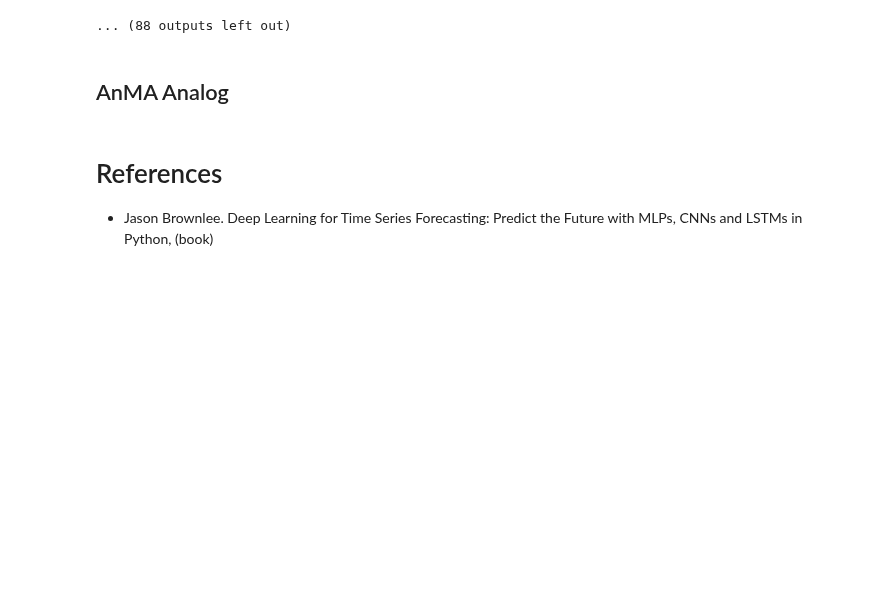
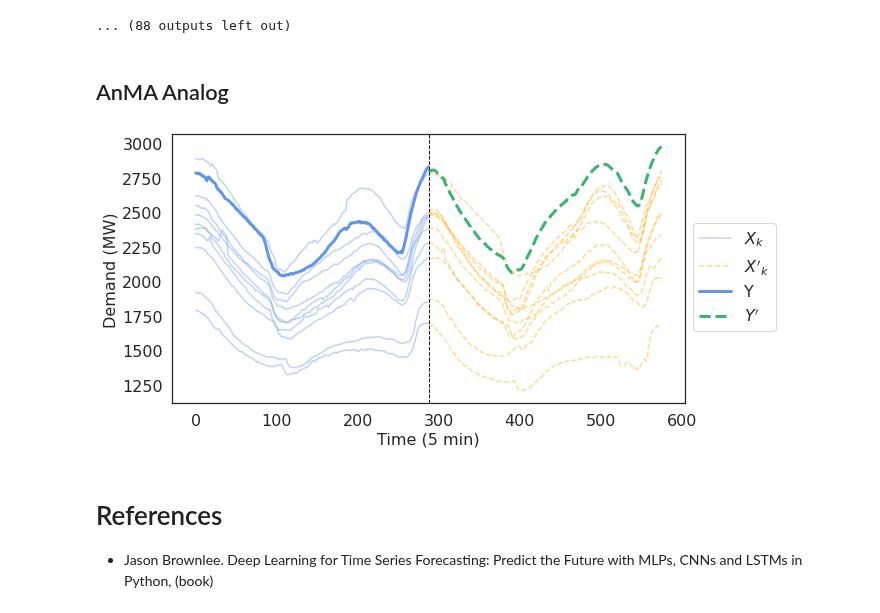
Before and after one commit to urieliram/analog, a Jupyter notebook: sandbox.ipynb, the cells around one changed output. Drawn from its saved outputs; the diff is of its cells as text; code cells hidden in the pictures; blank space fills up the shorter version.

Commit message:
Ejemplo visual de vecinos agregado

```diff
--- a/sandbox.ipynb
+++ b/sandbox.ipynb
@@ -453,14 +453,14 @@ def analogo_knn(serie,vsele,k=10,tol=0.8,n_components=3,typedist='pearson',typer
         c = np.concatenate((Y,prediction_Y2), axis=0)
         ax.plot(c, label='$Y\'$', linewidth=3, color='r',linestyle='--')
         plt.legend()
-        plt.axvline(x = vsele,linestyle='-.') # '-', '--', '-.', ':',
+        plt.axvline(x = vsele,linestyle='-.')
         ax.set(xlabel='time (5 min)', ylabel='demand (MW)') #title='High correlation windows'
         ax.grid()
 
         fig.savefig('test'+str(random.randint(1,30000))+'.pdf')
         plt.show()
 
-    return prediction_Y2, t_sel, t_reg, fail_
+    return prediction_Y2, t_sel, t_reg, fail_, positions
 # %%
 ## Persistence forecasting
 def persistence(serie, n=1):
@@ -1000,4 +1000,42 @@ print('>>>Number of forecasts not calculated:', nfail)
 ... (88 outputs left out)
 # %% [markdown]
 ## AnMA Analog
+# %%
+for to,tt,tf in positions_test:
+  j=0
+  s=n_p
+  for i in range(tt,tf,1):
+    X_train = numpy.array(serie1[to+j:tt+j])
+    pred_, t_sel_, t_reg_, fail_, positions = analogo_knn(X_train, vsele=288, k = 10, tol = 0.8, typedist = 'pearson', typereg = 'PCR', verbose=False)
+    break
+# %%
+n = len(X_train)
+Y = X_train[n - 288 : n]
+# %%
+plt.figure(figsize=(10,5))
+plt.legend(['First line', 'Second line'])
+plt.plot([], [], label='$X_k$', c = 'cornflowerblue', alpha = 0.4)
+plt.plot([], [], '--', label='$X\'_k$', c = 'orange', alpha = 0.4)
+for i in range(len(positions)):
+  serie = X_train[positions[i] : positions[i]+vsele]
+  serie2 = X_train[positions[i] + vsele : positions[i] + 2*vsele]
+  plt.plot(serie, c = 'cornflowerblue', alpha = 0.4)
+  plt.plot(range(vsele, vsele*2), serie2, '--', c = 'orange', alpha = 0.4)
+
+plt.plot(Y,label='Y', color='cornflowerblue', linewidth = 3)
+plt.plot(range(vsele, vsele*2), pred_, label='$Y\'$', color='mediumseagreen',linestyle='--', linewidth = 3)
+
+plt.axvline(x = vsele, linestyle='--', c = 'k', linewidth = 1)
+
+plt.xlabel('Time (5 min)', fontsize = 16)
+plt.ylabel('Demand (MW)', fontsize = 16)
+plt.xticks(fontsize = 16)
+plt.yticks(fontsize = 16)
+
+plt.legend(bbox_to_anchor=(1, 0.7), fontsize = 16)
+plt.tight_layout()
+plt.savefig('neighbors_example.pdf')
+plt.show()
+# %% [output]
+[figure, added]
 # %%
```
Also changed, not shown: parts of 2 cells of this notebook.
